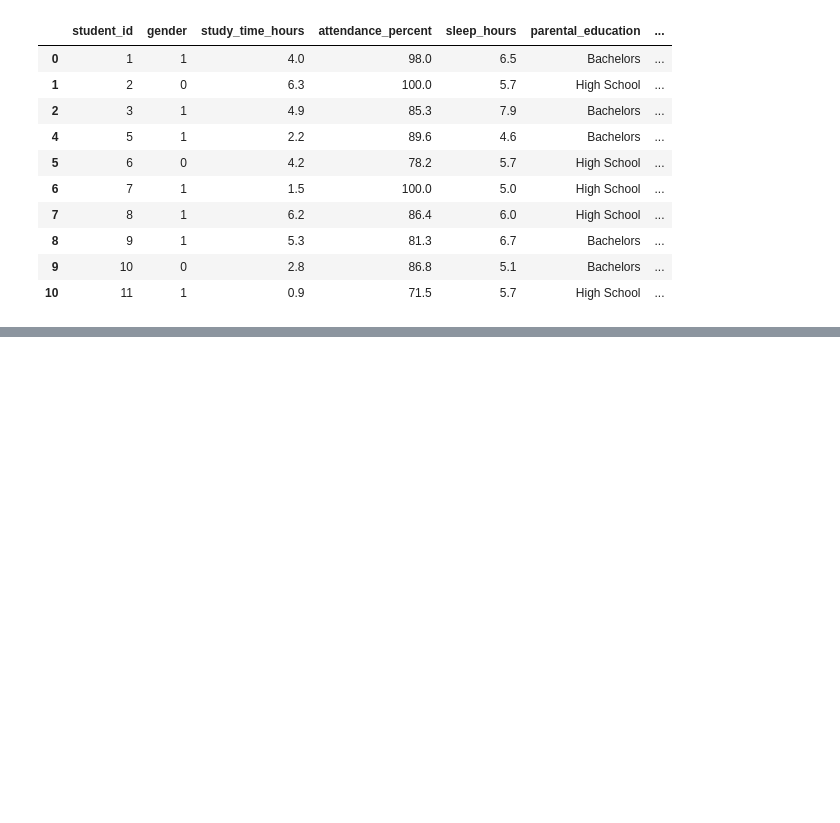
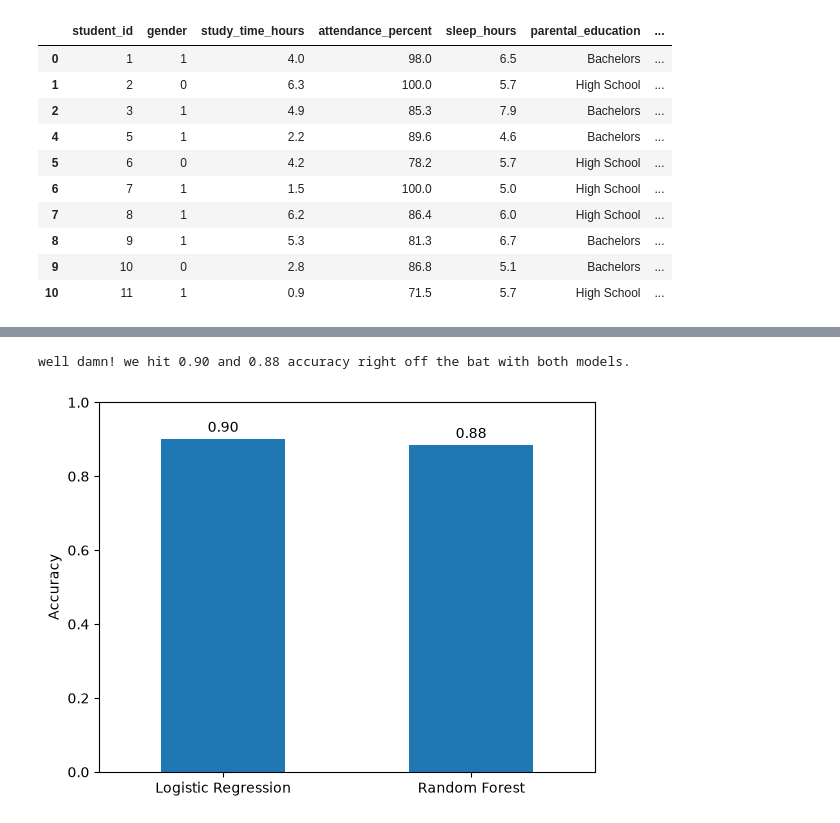
Before and after one commit to brian-seekar/ds-class, a Jupyter notebook: ml-stuff.ipynb, the cells around one changed output, grey strips where cells are left out. Drawn from its saved outputs; the diff is of its cells as text; code cells hidden in the pictures; blank space fills up the shorter version.

Commit message:
on to modelling pt 1

```diff
--- a/ml-stuff.ipynb
+++ b/ml-stuff.ipynb
@@ -294,0 +332,3 @@ i'll delete them next time. exhausted. see you on wednesday if you want.
+# %%
+X = corr_df.drop(columns=['final_exam_score', 'grade_num', 'passed'])
+y = corr_df.passed
@@ -294,0 +356,12 @@ i'll delete them next time. exhausted. see you on wednesday if you want.
+# %%
+X_train, X_test, y_train, y_test = train_test_split(
+    X,
+    y,
+    test_size=0.2
+)
+
+print(f"""
+{len(X_train)},{len(y_train)}; training features and training targets
+
+{len(X_test)},{len(y_test)}; testing features and testing targets
+""")
@@ -294,0 +412,8 @@ i'll delete them next time. exhausted. see you on wednesday if you want.
+# %%
+model_scores = model_fitter_scorer(models=models,
+                    X_train=X_train,
+                    X_test=X_test,
+                    y_train=y_train,
+                    y_test=y_test) # my suspicion is that there's a more elegant way to write this function
+
+model_scores
@@ -294,0 +427,18 @@ i'll delete them next time. exhausted. see you on wednesday if you want.
+# %%
+print(f"well damn! we hit {model_scores[list(model_scores)[0]]:.2f} and {model_scores[list(model_scores)[1]]:.2f} accuracy right off the bat with both models.")
+
+# :.2f rounds the values off to 2 decimal points... or is it 2 floating points?
+# the full colon is just syntax
+# %% [output]
+well damn! we hit 0.90 and 0.88 accuracy right off the bat with both models.
+# %%
+model_scores_df = pd.DataFrame(model_scores, index=['accuracy'])
+
+ax = model_scores_df.T.plot.bar(legend=False)
+ax.bar_label(ax.containers[0], fmt="%.2f", padding=3) # for readability
+plt.ylim(0, 1) # so that our labels aren't cut off
+plt.ylabel("Accuracy")
+plt.xticks(rotation=0)
+plt.show()
+# %% [output]
+[figure, added]
```
Also changed, not shown: parts of 22 cells of this notebook.
